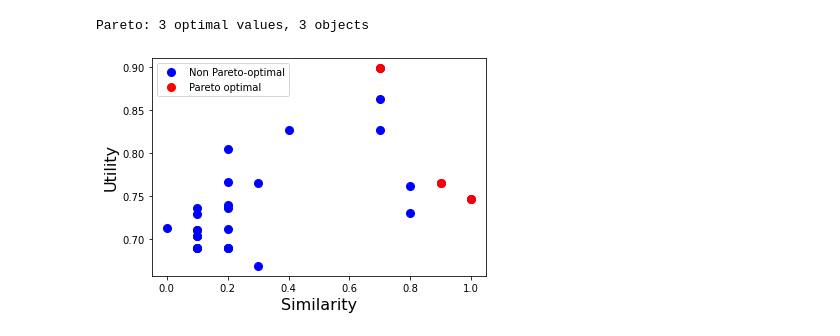
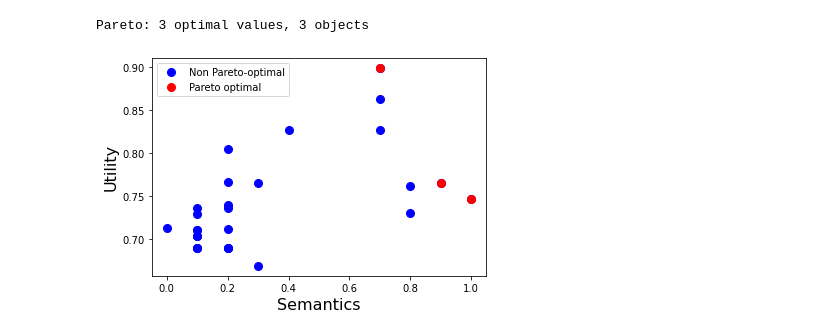
Before and after one commit to ey-l/explainable-discretization, a Jupyter notebook: notebooks/pima-data-impute.ipynb, the cells around one changed output. Saved outputs shown, nothing was run; the diff lists cells and outputs as text; code cells hidden in the pictures.

```diff
--- a/notebooks/pima-data-impute.ipynb
+++ b/notebooks/pima-data-impute.ipynb
@@ -498,14 +474,14 @@ Pareto: 3 optimal values, 3 objects
 # %%
 lst=pareto.allindices() # the indices of the Pareto optimal designs
 
 optimal_datapoints=datapoints[:,lst]
 
 h=plt.plot(datapoints[0,:], datapoints[1,:], '.b', markersize=16, label='Non Pareto-optimal')
 hp=plt.plot(optimal_datapoints[0,:], optimal_datapoints[1,:], '.r', markersize=16, label='Pareto optimal')
-plt.xlabel('Similarity', fontsize=16)
+plt.xlabel('Semantics', fontsize=16)
 plt.ylabel('Utility', fontsize=16)
 #plt.xticks([])
 #plt.yticks([])
 _=plt.legend(loc=0, numpoints=1)
 # %% [output]
-[figure, old version]
+[figure, new version]
```
Also changed, not shown: parts of 1 cell of this notebook, 8 other files.
